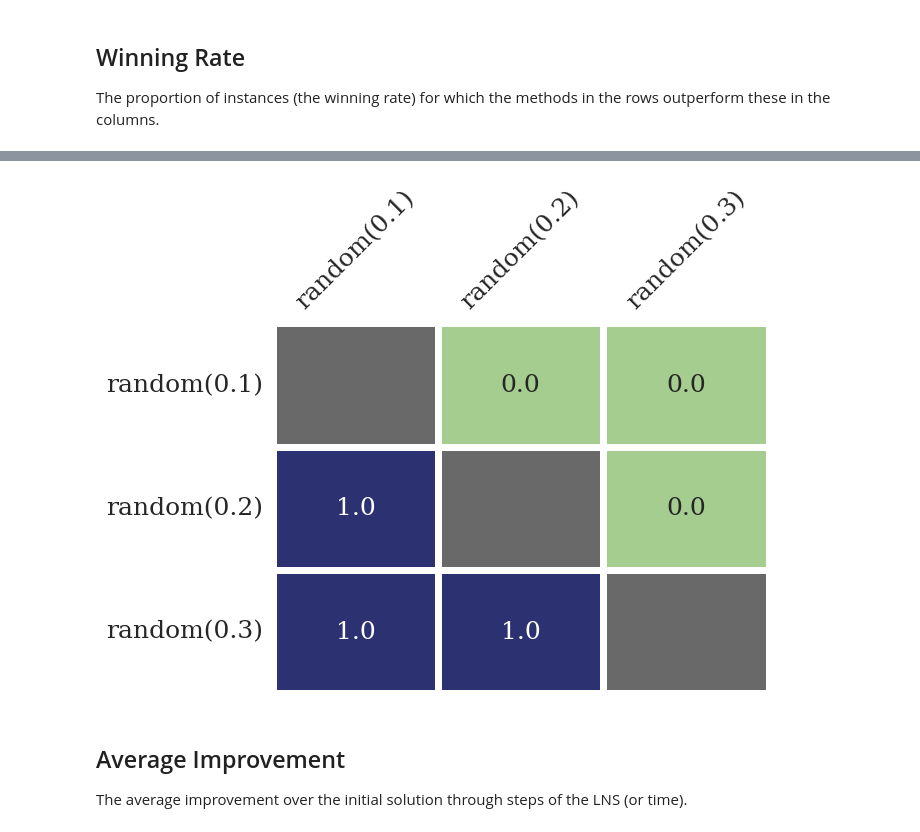
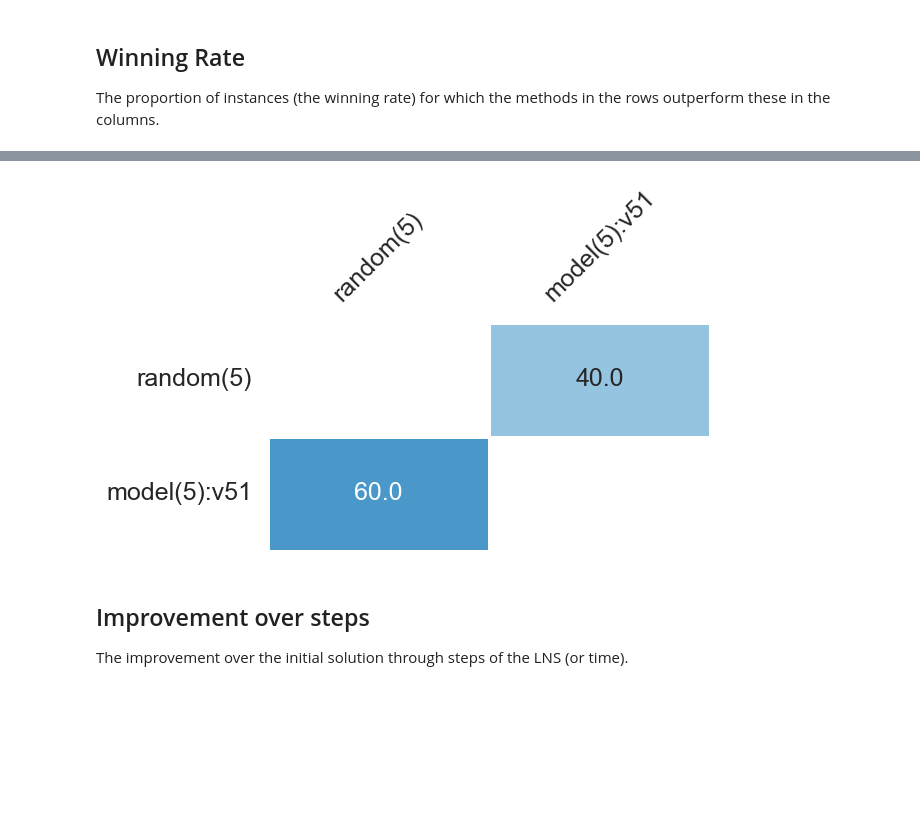
Before and after one commit to arekpaterak/engineering-thesis, a Jupyter notebook: experiments/results_analysis.ipynb, the cells around one changed output, grey strips where cells are left out. Drawn from its saved outputs; the diff is of its cells as text; code cells hidden in the pictures; blank space fills up the shorter version.

```diff
--- a/experiments/results_analysis.ipynb
+++ b/experiments/results_analysis.ipynb
@@ -65,4 +102,0 @@ def average_over_seeds(df):
-# %%
-# average over seeds
-avg_df = average_over_seeds(filter_instance_size(df, sizes=[20]))
-avg_df.head(50)
@@ -131,6 +159,3 @@ best
 # %% [markdown]
 ## Winning Rate
 The proportion of instances (the winning rate) for which the methods in the rows outperform these in the columns.
-# %%
-methods = df.method.unique()
-methods
@@ -171,12 +193,11 @@ def calculate_winning_rate(df, steps, methods=None):
                 wins = (method1_values < method2_values).sum()
                 total_comparisons = len(method1_values)
 
-                win_ratio = wins / total_comparisons if total_comparisons > 0 else 0
+                win_ratio = wins / total_comparisons * 100 if total_comparisons > 0 else 0
                 results.loc[method1, method2] = win_ratio
 
     return results
 # %%
-steps = 50
-winning_rates = calculate_winning_rate(avg_df, steps, methods=['random(0.1)', 'random(0.2)', 'random(0.3)'])
+winning_rates = calculate_winning_rate(avg_df[avg_df["subset"] == "test"], steps=10, methods=['random(5)', 'model(5):v51'])
 winning_rates
 # %% [output]
@@ -204,41 +217,42 @@ random(0.3) vs random(0.2)
 # %%
 from matplotlib.colors import LinearSegmentedColormap
 import seaborn as sns
 import matplotlib.pyplot as plt
-import numpy as np
-from matplotlib import font_manager
 
-# Generate the heatmap
-# plt.figure(figsize=(10, 10))
+with sns.axes_style("white"):
+    plt.figure(figsize=(6.4, 4))
 
-cmap = LinearSegmentedColormap.from_list("", ["orange", "yellowgreen"])
-cmap = sns.color_palette("crest", as_cmap=True)
-cmap.set_bad(color="dimgrey")  # Grey for NaNs
+    cmap = LinearSegmentedColormap.from_list("", ["orange", "yellowgreen"])
+    cmap = sns.color_palette("Blues", as_cmap=True)
+    # cmap = sns.diverging_palette(20, 230, as_cmap=True)
+    cmap.set_bad(color="white")
 
-# Plot heatmap
-sns.heatmap(
-    winning_rates,  # DataFrame with win ratios
-    annot=True,           # Annotate cells with values
-    fmt=".1f",            # Format values to 2 decimal places
-    cmap=cmap,            # Custom colormap
-    cbar=False,            # Add color bar
-    linewidths=5,         # Black gridlines
-    # linecolor="black",    # Color of the gridlines
-    # mask=winning_rates.isnull()  # Explicitly mask NaN values
-    annot_kws={"size": 18}
-)
+    # Plot heatmap
+    sns.heatmap(
+        winning_rates,  # DataFrame with win ratios
+        annot=True,           # Annotate cells with values
+        fmt=".1f",            # Format values to 2 decimal places
+        cmap=cmap,            # Custom colormap
+        cbar=False,            # Add color bar
+        linewidths=2,
+        # linecolor="black",    # Color of the gridlines
+        # mask=winning_rates.isnull()  # Explicitly mask NaN values
+        annot_kws={"size": 18},
+        vmin=0.0,
+        vmax=100.0
+    )
 
-plt.tick_params(axis='both', which='major', labelsize=18, labelbottom = False, bottom=False, top = False, labeltop=True)
-plt.xticks(rotation=45) # Rotate x-axis labels
-plt.yticks(rotation=0)             # Keep y-axis labels horizontal
+    plt.tick_params(axis='both', which='major', labelsize=18, labelbottom = False, bottom=False, top = False, labeltop=True)
+    plt.xticks(rotation=45) # Rotate x-axis labels
+    plt.yticks(rotation=0)             # Keep y-axis labels horizontal
 
-# plt.tight_layout()
-plt.show()
+    plt.tight_layout()
+    plt.show()
 # %% [output]
-[figure, old version]
+[figure, new version]
 # %% [markdown]
-## Average Improvement
-The average improvement over the initial solution through steps of the LNS (or time).
+## Improvement over steps
+The improvement over the initial solution through steps of the LNS (or time).
 # %%
 def improvement(df):
     df = deepcopy(df)
```
Also changed, not shown: parts of 16 cells of this notebook, 21 other files.
